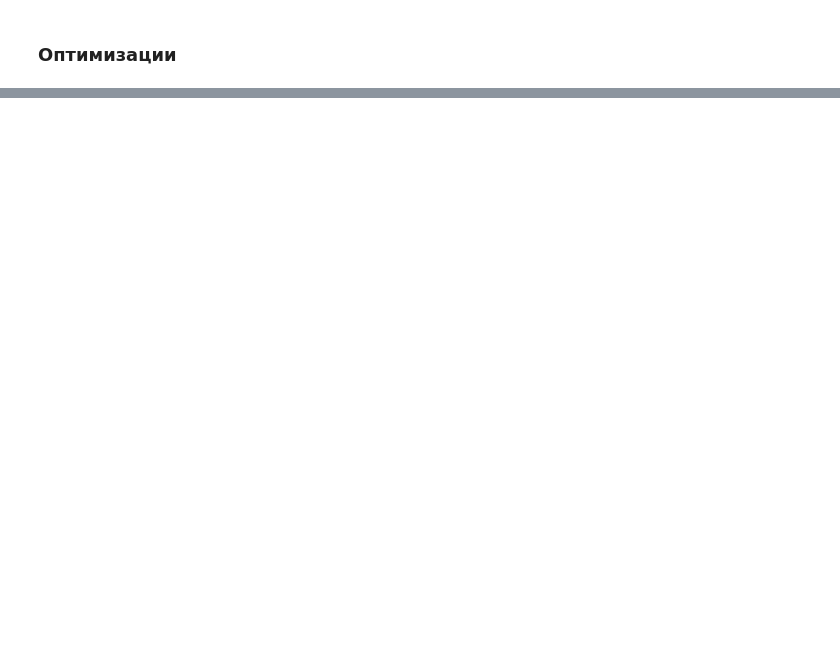
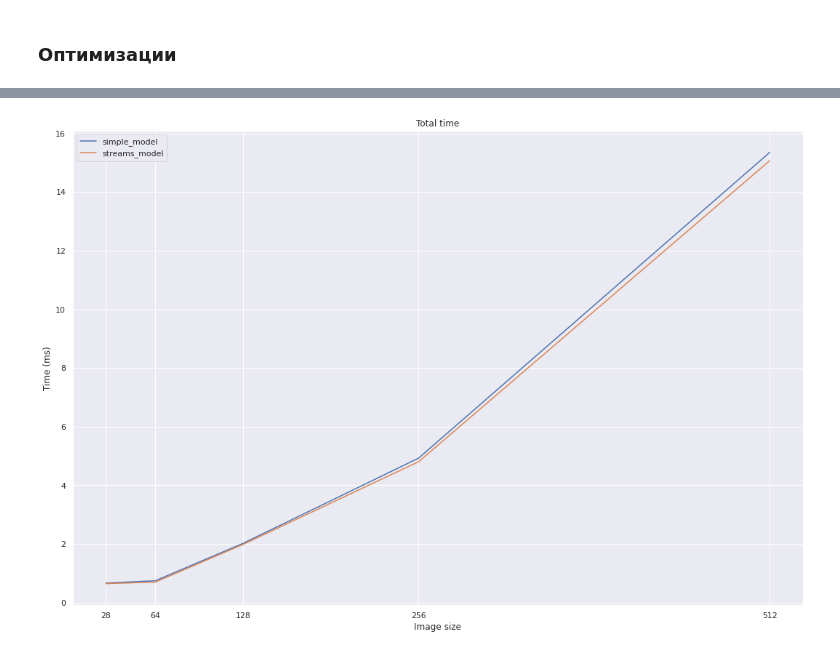
Before and after one commit to VladPyatov/cuda_prac, a Jupyter notebook: autoencoder/Autoencoder.ipynb, the cells around one changed output, grey strips where cells are left out. Saved outputs shown, nothing was run; the diff lists cells and outputs as text; code cells hidden in the pictures; blank space fills up the shorter version.

```diff
--- a/autoencoder/Autoencoder.ipynb
+++ b/autoencoder/Autoencoder.ipynb
@@ -534,0 +310,17 @@ tensor([[[[9.2384e-03, 4.1173e-04, 2.9102e-04, 3.8021e-04, 2.9155e-04,
+# %%
+fig = plt.figure(figsize=(18, 12))
+
+sizes = [28, 64, 128, 256, 512]
+
+simple_model = [0.664524, 0.742641, 2.01906, 4.92705, 15.3557]
+streams_model = [0.644046,0.697516,1.98221, 4.80363, 15.0742]
+
+sns.lineplot(x=sizes, y=simple_model, label='simple_model')
+sns.lineplot(x=sizes, y=streams_model, label='streams_model')
+plt.xticks(sizes)
+plt.title('Total time')
+plt.ylabel('Time (ms)')
+plt.xlabel('Image size')
+plt.show()
+# %% [output]
+[figure, added]
```
Also changed, not shown: parts of 36 cells of this notebook, 30 other files.
